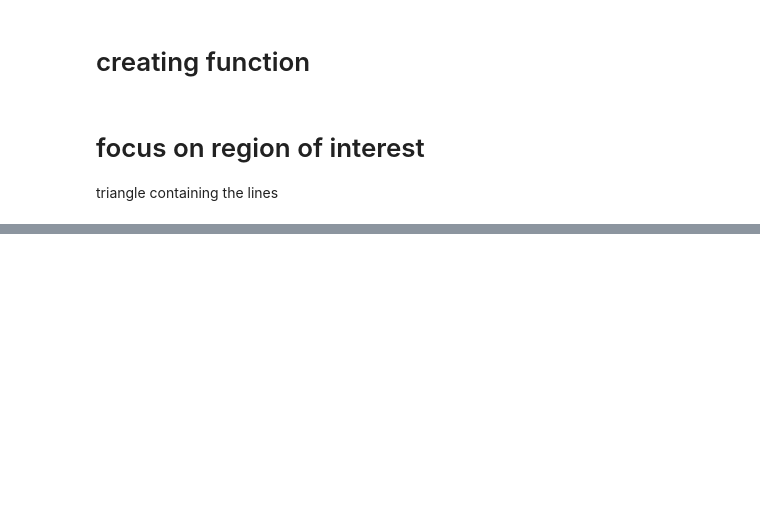
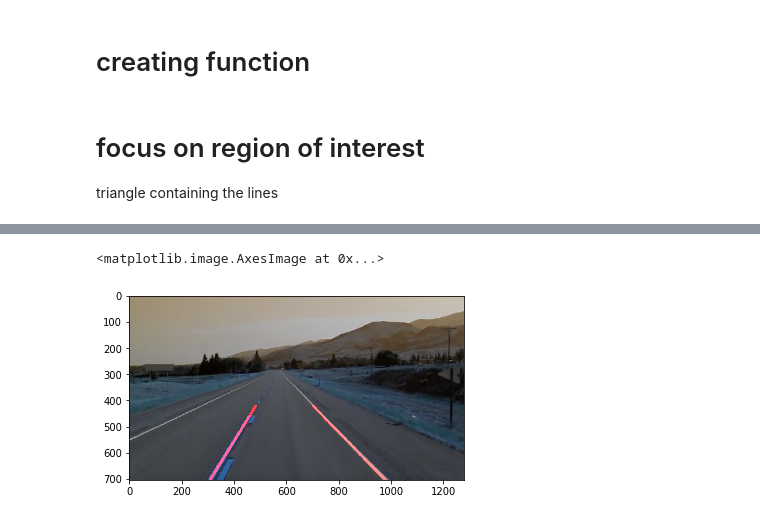
Before and after one commit to ValentinSaulas/self-driving-car-course-udemy, a Jupyter notebook: Lane Detection.ipynb, the cells around one changed output, grey strips where cells are left out. Cells and saved outputs as stored; diff of their text form; code cells hidden in the pictures; blank space fills up the shorter version.

```diff
--- a/Notes.ipynb
+++ b/Lane Detection.ipynb
@@ -125,0 +240,33 @@ triangle containing the lines
+# %%
+def make_coordinates(image,line_parameters):
+    slope,intercept=line_parameters
+    y1=image.shape[0]
+    y2=int(y1*3/5)#3/5 of the image
+    x1=int((y1-intercept)/slope)
+    x2=int((y2-intercept)/slope)
+    return np.array([x1,y1,x2,y2])
+
+def average_slope_intercept(image,lines):
+    left_fit,right_fit=[],[]
+    for line in lines:
+        x1,y1,x2,y2=line.reshape(4)
+        parameters=np.polyfit((x1,x2),(y1,y2),1)#fit polyn of deg 1 == line
+        slope,intercept=parameters[0],parameters[1]
+        if slope<0:
+            left_fit.append((slope,intercept))
+        else:
+            right_fit.append((slope,intercept))
+    left_fit_average=np.average(left_fit,axis=0)
+    right_fit_average=np.average(right_fit,axis=0)
+    left_line=make_coordinates(image,left_fit_average)
+    right_line=make_coordinates(image,right_fit_average)
+    return np.array([left_line,right_line])
+# %%
+averaged_lines=average_slope_intercept(lane_image,lines)
+line_image_average=display_lines(lane_image,averaged_lines)
+combo_image_average=cv2.addWeighted(lane_image,0.8,line_image_average,1,1)
+# %%
+plt.imshow(combo_image_average)
+# %% [output]
+<matplotlib.image.AxesImage at 0x...>
+[figure, added]
```
Also changed, not shown: parts of 20 cells of this notebook, 1 other file.
